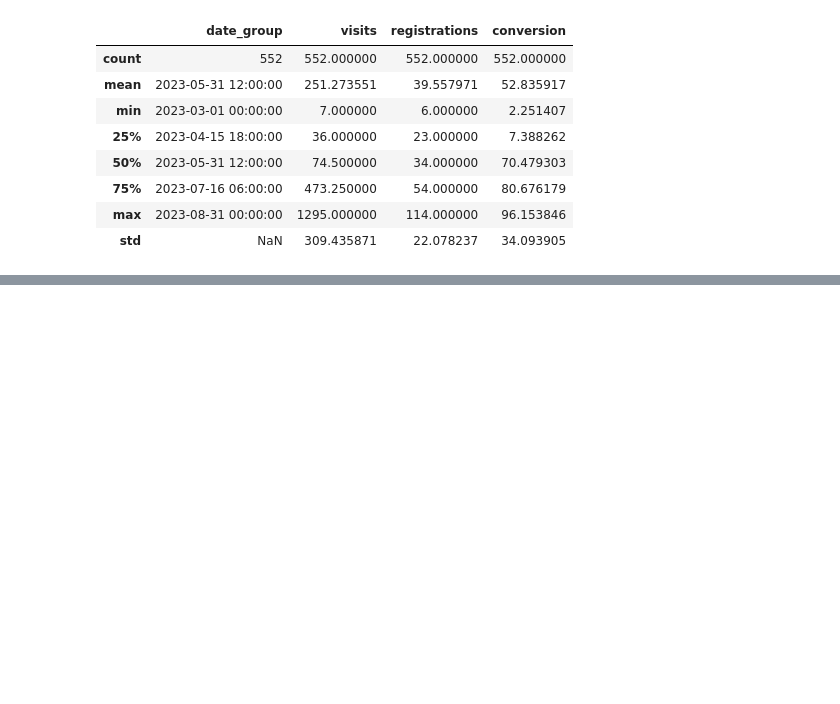
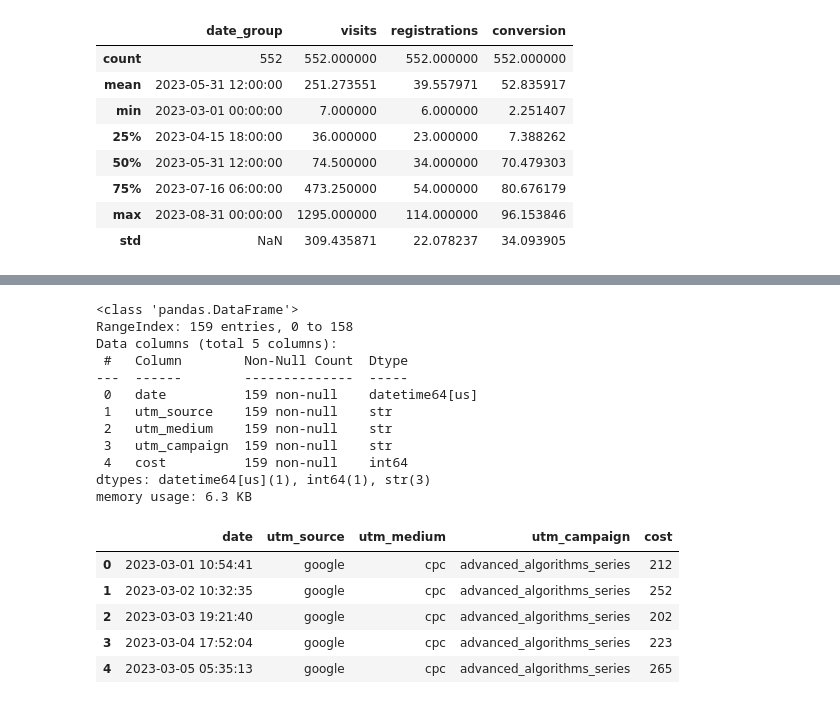
Before and after one commit to arnautovd/bi-analyst-project-100, a Jupyter notebook: analytics.ipynb, the cells around one changed output, grey strips where cells are left out. Cells and saved outputs as stored; diff of their text form; code cells hidden in the pictures; blank space fills up the shorter version.

```diff
--- a/analytics.ipynb
+++ b/analytics.ipynb
@@ -208,0 +218,25 @@ conversion.assign(date_group=epoch_ms).to_json('./conversion.json')
+# %%
+response = requests.get(ADS_URL, timeout=60)
+response.raise_for_status()
+ads = pd.read_csv(StringIO(response.text), parse_dates=['date'])
+ads.info()
+ads.head()
+# %% [output]
+<class 'pandas.DataFrame'>
+RangeIndex: 159 entries, 0 to 158
+Data columns (total 5 columns):
+ #   Column        Non-Null Count  Dtype
+---  ------        --------------  -----
+ 0   date          159 non-null    datetime64[us]
+ 1   utm_source    159 non-null    str
+ 2   utm_medium    159 non-null    str
+ 3   utm_campaign  159 non-null    str
+ 4   cost          159 non-null    int64
+dtypes: datetime64[us](1), int64(1), str(3)
+memory usage: 6.3 KB
+|  | date | utm_source | utm_medium | utm_campaign | cost |
+| 0 | 2023-03-01 10:54:41 | google | cpc | advanced_algorithms_series | 212 |
+| 1 | 2023-03-02 10:32:35 | google | cpc | advanced_algorithms_series | 252 |
+| 2 | 2023-03-03 19:21:40 | google | cpc | advanced_algorithms_series | 202 |
+| 3 | 2023-03-04 17:52:04 | google | cpc | advanced_algorithms_series | 223 |
+| 4 | 2023-03-05 05:35:13 | google | cpc | advanced_algorithms_series | 265 |
```
Also changed, not shown: parts of 6 cells of this notebook, 3 other files.
